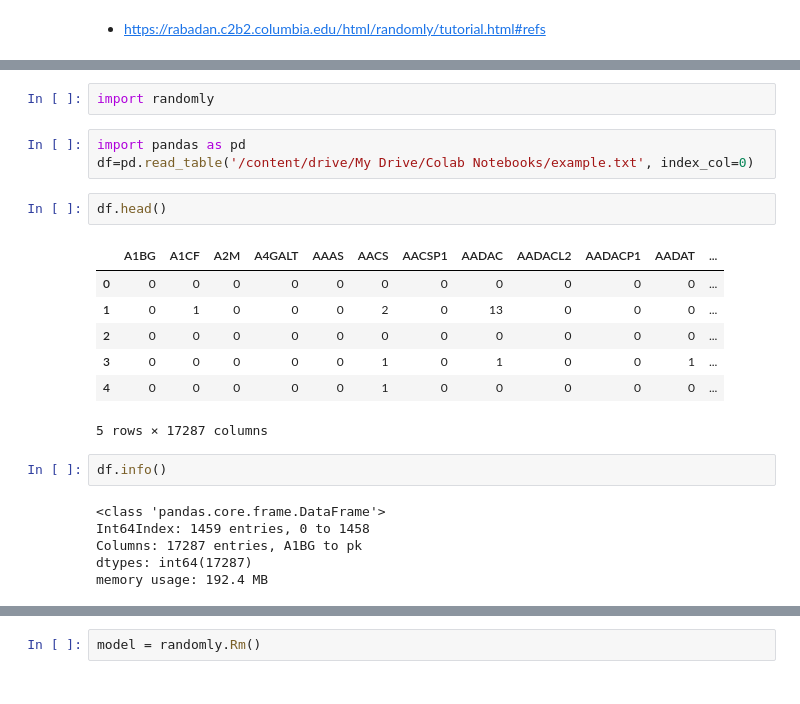
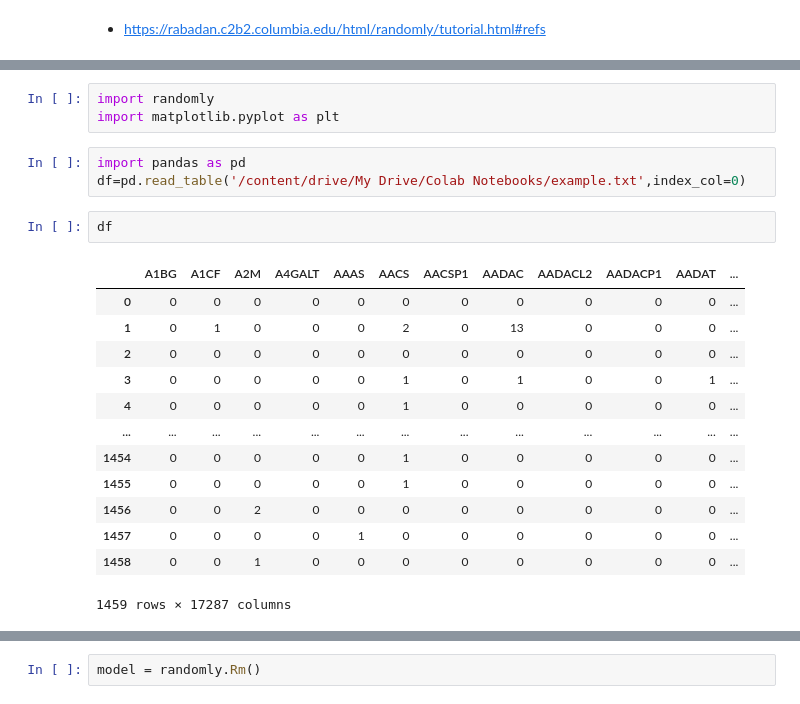
Before and after one commit to 1814koki/Python, a Jupyter notebook: RMT_t_SNE.ipynb, the cells around one changed output, grey strips where cells are left out. Saved outputs shown, nothing was run; the diff lists cells and outputs as text.

```diff
--- a/RMT_t_SNE.ipynb
+++ b/RMT_t_SNE.ipynb
@@ -23,23 +23,22 @@ Successfully installed MulticoreTSNE-0.1 randomly-0.1.5
-# %%
-import randomly
+# %%
+import randomly
+import matplotlib.pyplot as plt
 # %%
 import pandas as pd
-df=pd.read_table('/content/drive/My Drive/Colab Notebooks/example.txt', index_col=0)
+df=pd.read_table('/content/drive/My Drive/Colab Notebooks/example.txt',index_col=0)
 # %%
-df.head()
+df
 # %% [output]
 |  | A1BG | A1CF | A2M | A4GALT | AAAS | AACS | AACSP1 | AADAC | AADACL2 | AADACP1 | AADAT | ... |
 | 0 | 0 | 0 | 0 | 0 | 0 | 0 | 0 | 0 | 0 | 0 | 0 | ... |
 | 1 | 0 | 1 | 0 | 0 | 0 | 2 | 0 | 13 | 0 | 0 | 0 | ... |
 | 2 | 0 | 0 | 0 | 0 | 0 | 0 | 0 | 0 | 0 | 0 | 0 | ... |
 | 3 | 0 | 0 | 0 | 0 | 0 | 1 | 0 | 1 | 0 | 0 | 1 | ... |
 | 4 | 0 | 0 | 0 | 0 | 0 | 1 | 0 | 0 | 0 | 0 | 0 | ... |
+| ... | ... | ... | ... | ... | ... | ... | ... | ... | ... | ... | ... | ... |
+| 1454 | 0 | 0 | 0 | 0 | 0 | 1 | 0 | 0 | 0 | 0 | 0 | ... |
+| 1455 | 0 | 0 | 0 | 0 | 0 | 1 | 0 | 0 | 0 | 0 | 0 | ... |
+| 1456 | 0 | 0 | 2 | 0 | 0 | 0 | 0 | 0 | 0 | 0 | 0 | ... |
+| 1457 | 0 | 0 | 0 | 0 | 1 | 0 | 0 | 0 | 0 | 0 | 0 | ... |
+| 1458 | 0 | 0 | 1 | 0 | 0 | 0 | 0 | 0 | 0 | 0 | 0 | ... |
-5 rows × 17287 columns
+1459 rows × 17287 columns
-# %%
-df.info()
-# %% [output]
-<class 'pandas.core.frame.DataFrame'>
-Int64Index: 1459 entries, 0 to 1458
-Columns: 17287 entries, A1BG to pk
-dtypes: int64(17287)
-memory usage: 192.4 MB
```
Also changed, not shown: parts of 19 cells of this notebook.
